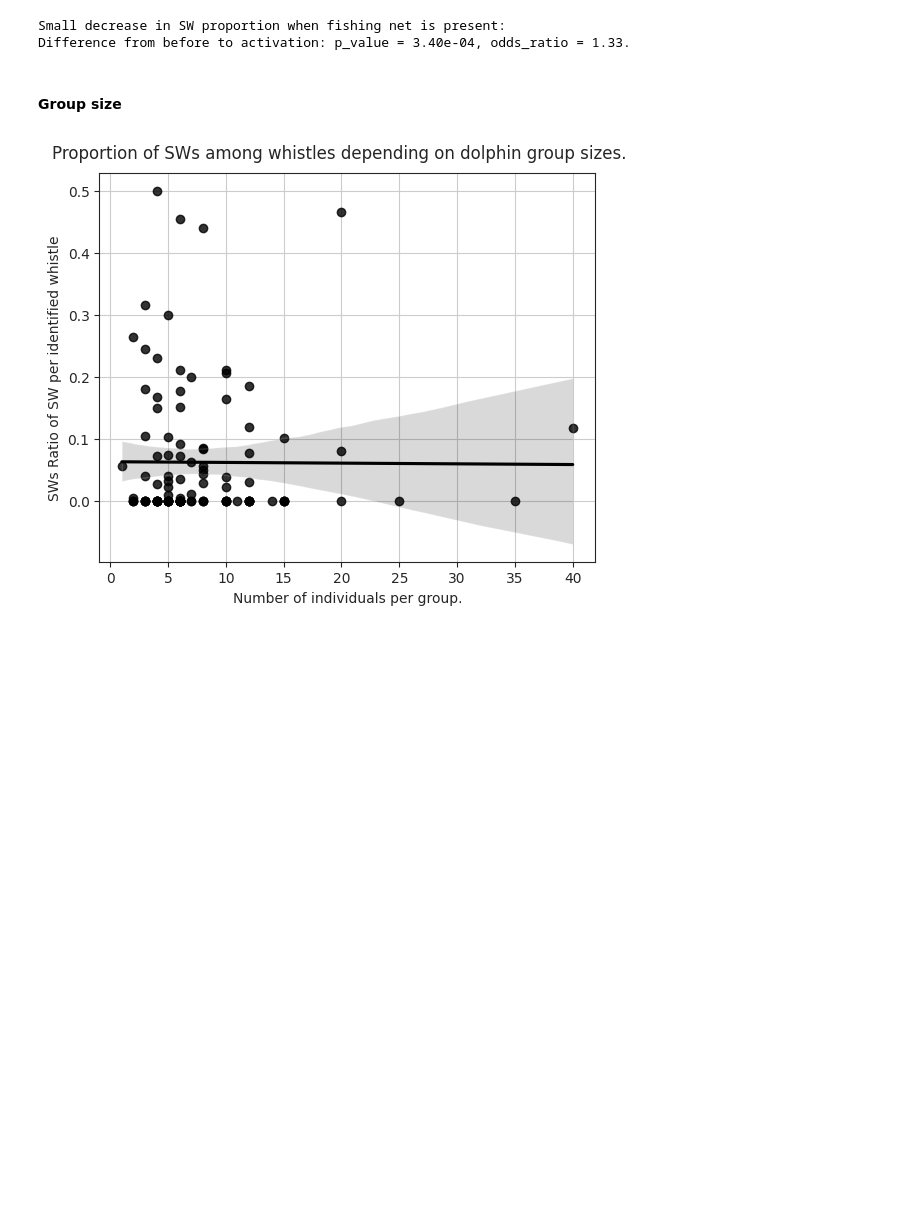
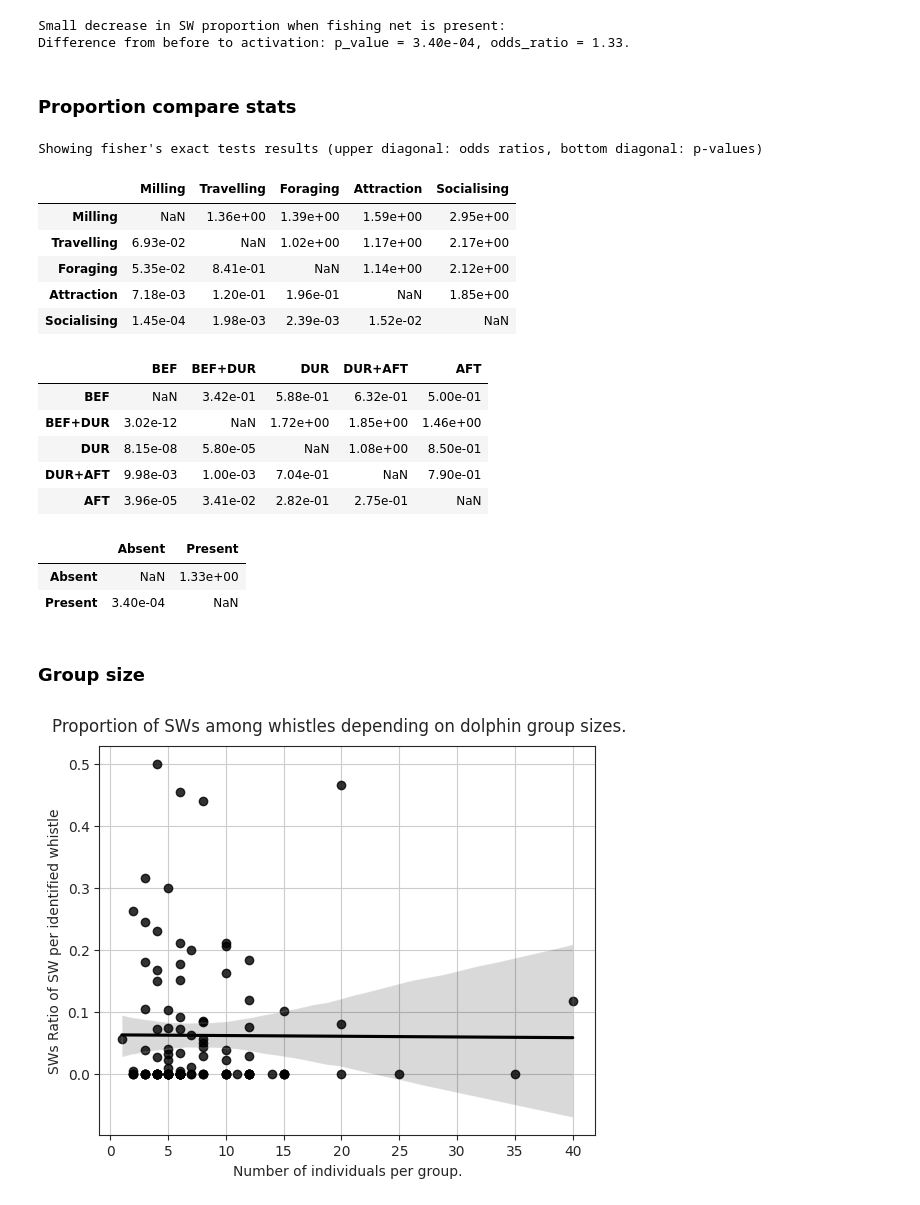
Before and after one commit to Loic-lhf/SIGWI, a Jupyter notebook: WCT_analysis.ipynb, the cells around one changed output. Saved outputs shown, nothing was run; the diff lists cells and outputs as text; code cells hidden in the pictures; blank space fills up the shorter version.

```diff
--- a/WCT_analysis.ipynb
+++ b/WCT_analysis.ipynb
@@ -704,8 +706,61 @@ print(f"Difference from before to activation: p_value = {row['p_value']:.2e}, od
 # %% [output]
 Small decrease in SW proportion when fishing net is present:
 Difference from before to activation: p_value = 3.40e-04, odds_ratio = 1.33.
+# %% [markdown]
+### Proportion compare stats
+# %%
+print("Showing fisher's exact tests results (upper diagonal: odds ratios, bottom diagonal: p-values)")
+pd.options.display.float_format = '{:.2e}'.format
+
+variables = ["behaviour", "clean_activation_state", "fishing_net"]
+orders = [
+    ["Milling", "Travelling", "Foraging", "Attraction", "Socialising"],
+    ["BEF", "BEF+DUR", "DUR", "DUR+AFT", "AFT"],
+    ["Absent", "Present"]
+]
+
+for variable, order in zip(variables, orders):
+    print("")
+    H0_table = fisher_tests(results_df, 'whistle_type', "Signature", variable, alpha=0.05, get_values=True)
+
+    diag_table = pd.DataFrame(index=order, columns=order)
+    for i in order:
+        for j in order:
+            if i==j:
+                continue
+            # find corresponding index in H0_table
+            index = [
+                idx for idx, row in H0_table.iterrows() if
+                    (
+                        ((row["mod_1"]==i) & (row["mod_2"]==j)) or
+                        ((row["mod_1"]==j) & (row["mod_2"]==i))
+                    )
+                ]
+            if len(index) != 1:
+                raise ValueError
+            diag_table.loc[j, i] = H0_table.loc[index, "odds_ratio"].item()
+            diag_table.loc[i, j] = H0_table.loc[index, "p_value"].item()
+
+    display(diag_table)
+# %% [output]
+Showing fisher's exact tests results (upper diagonal: odds ratios, bottom diagonal: p-values)
+|  | Milling | Travelling | Foraging | Attraction | Socialising |
+| Milling | NaN | 1.36e+00 | 1.39e+00 | 1.59e+00 | 2.95e+00 |
+| Travelling | 6.93e-02 | NaN | 1.02e+00 | 1.17e+00 | 2.17e+00 |
+| Foraging | 5.35e-02 | 8.41e-01 | NaN | 1.14e+00 | 2.12e+00 |
+| Attraction | 7.18e-03 | 1.20e-01 | 1.96e-01 | NaN | 1.85e+00 |
+| Socialising | 1.45e-04 | 1.98e-03 | 2.39e-03 | 1.52e-02 | NaN |
+|  | BEF | BEF+DUR | DUR | DUR+AFT | AFT |
+| BEF | NaN | 3.42e-01 | 5.88e-01 | 6.32e-01 | 5.00e-01 |
+| BEF+DUR | 3.02e-12 | NaN | 1.72e+00 | 1.85e+00 | 1.46e+00 |
+| DUR | 8.15e-08 | 5.80e-05 | NaN | 1.08e+00 | 8.50e-01 |
+| DUR+AFT | 9.98e-03 | 1.00e-03 | 7.04e-01 | NaN | 7.90e-01 |
+| AFT | 3.96e-05 | 3.41e-02 | 2.82e-01 | 2.75e-01 | NaN |
+|  | Absent | Present |
+| Absent | NaN | 1.33e+00 |
+| Present | 3.40e-04 | NaN |
 # %% [markdown]
-#### Group size
+### Group size
 # %%
 ratio_df = results_df.groupby(['sequence', 'group_size'])['is_SW'].mean().reset_index()
 
```
Also changed, not shown: parts of 3 cells of this notebook, 1 other file.
